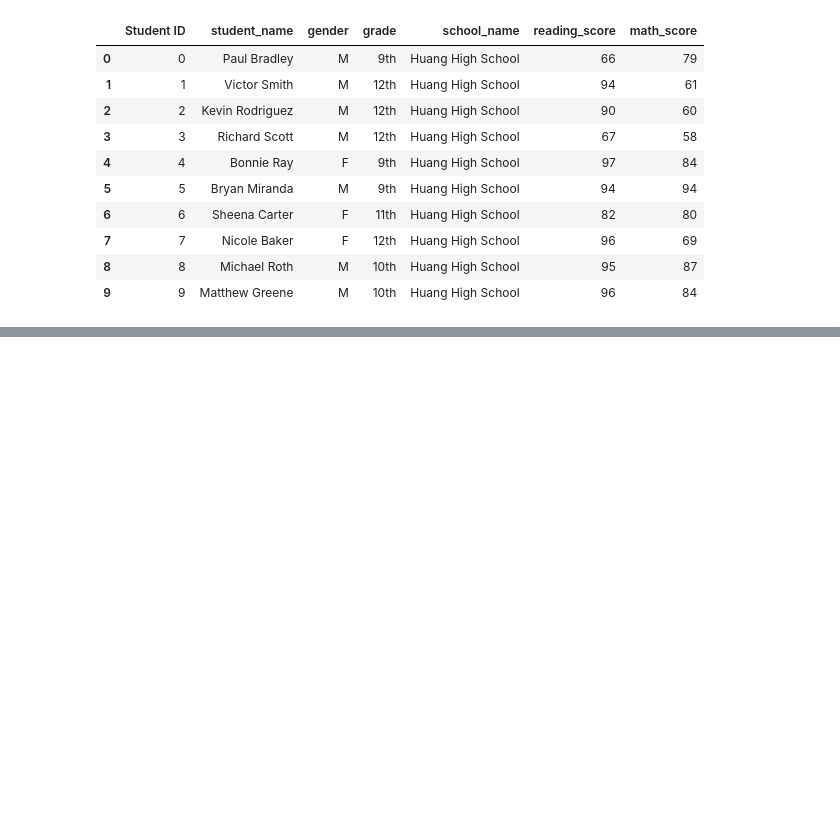
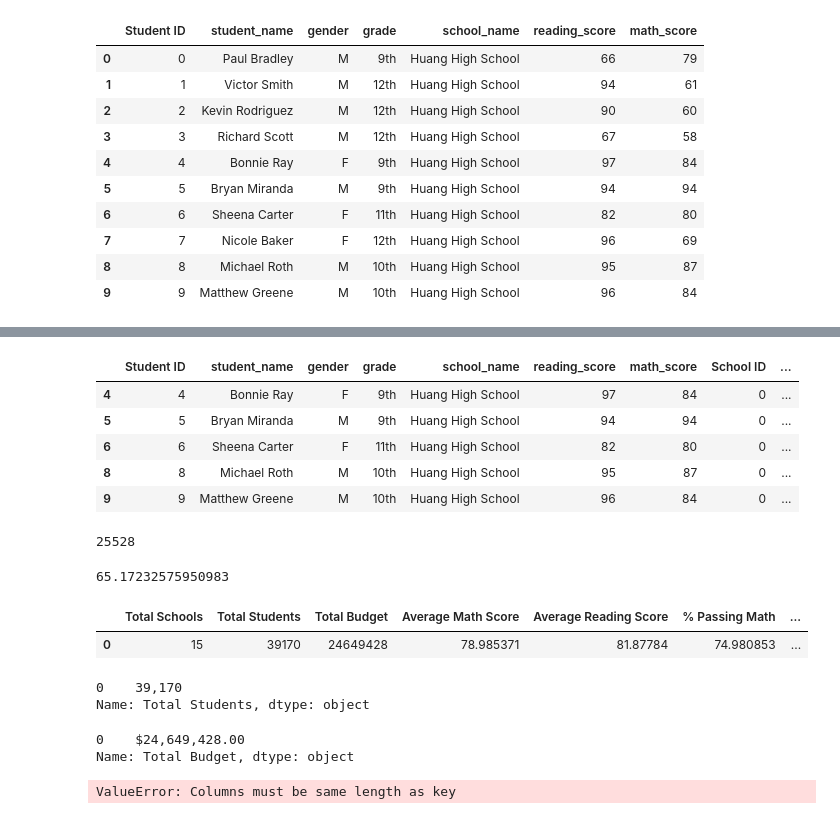
Before and after one commit to jodelunas/School_District_Analysis, a Jupyter notebook: PyCitySchools.ipynb, the cells around one changed output, grey strips where cells are left out. Saved outputs shown, nothing was run; the diff lists cells and outputs as text; code cells hidden in the pictures; blank space fills up the shorter version.

Commit message:
checking on error

```diff
--- a/PyCitySchools.ipynb
+++ b/PyCitySchools.ipynb
@@ -167,0 +308,68 @@ student_data_df.head(10)
+# %%
+# Calculate the students who passed both math and reading.
+passing_math_reading = school_data_complete_df[(school_data_complete_df
+["math_score"] >= 70) & (school_data_complete_df["reading_score"] >= 70)]
+passing_math_reading.head()
+# %% [output]
+|  | Student ID | student_name | gender | grade | school_name | reading_score | math_score | School ID | ... |
+| 4 | 4 | Bonnie Ray | F | 9th | Huang High School | 97 | 84 | 0 | ... |
+| 5 | 5 | Bryan Miranda | M | 9th | Huang High School | 94 | 94 | 0 | ... |
+| 6 | 6 | Sheena Carter | F | 11th | Huang High School | 82 | 80 | 0 | ... |
+| 8 | 8 | Michael Roth | M | 10th | Huang High School | 95 | 87 | 0 | ... |
+| 9 | 9 | Matthew Greene | M | 10th | Huang High School | 96 | 84 | 0 | ... |
+# %%
+# Calculate the number of students who passed both math and reading.
+overall_passing_math_reading_count = passing_math_reading["student_name"].count()
+overall_passing_math_reading_count
+# %% [output]
+25528
+# %%
+# Calculate the overall passing percentage.
+overall_passing_percentage = overall_passing_math_reading_count / student_count * 100
+overall_passing_percentage
+# %% [output]
+65.17232575950983
+# %%
+# Adding a list of values with keys to create a new DataFrame.
+district_summary_df = pd.DataFrame(
+    [{"Total Schools": school_count, "Total Students": student_count,
+    "Total Budget": total_budget,"Average Math Score": average_math_score,
+    "Average Reading Score": average_reading_score, "% Passing Math": passing_math_percentage,
+    "% Passing Reading": passing_reading_percentage, "% Overall Passing": overall_passing_percentage}])
+district_summary_df
+# %% [output]
+|  | Total Schools | Total Students | Total Budget | Average Math Score | Average Reading Score | % Passing Math | ... |
+| 0 | 15 | 39170 | 24649428 | 78.985371 | 81.87784 | 74.980853 | ... |
+# %%
+# Format the "Total Students" to have the comma for a thousands seperator.
+district_summary_df["Total Students"] = district_summary_df["Total Students"].map("{:,}".format)
+
+district_summary_df["Total Students"]
+# %% [output]
+0    39,170
+Name: Total Students, dtype: object
+# %%
+# Format "Total Budget" to have a comma for a thousands seperator, a decimal seperator, and a "$".
+district_summary_df["Total Budget"] = district_summary_df["Total Budget"].map("${:,.2f}".format)
+district_summary_df["Total Budget"]
+# %% [output]
+0    $24,649,428.00
+Name: Total Budget, dtype: object
+# %%
+# Format the columns.
+district_summary_df["Average Math Score"] = district_summary_df
+["Average Math Score"].map("{:.1f}".format)
+
+district_summary_df["Average Reading Score"] = district_summary_df
+["Average Reading Score"].map("{:.1f}".format)
+
+district_summary_df["% Passing Math"] = district_summary_df
+["% Passing Math"].map("{:.0f}".format)
+
+district_summary_df["% Passing Reading"] = district_summary_df
+["Passing Reading"].map("{:.0f}".format)
+
+district_summary_df["% Overall Passing"] = district_summary_df
+["% Overall Passing"].map("{:.0f}".format)
+# %% [output]
+ValueError: Columns must be same length as key
```
Also changed, not shown: parts of 16 cells of this notebook, 1 other file.
